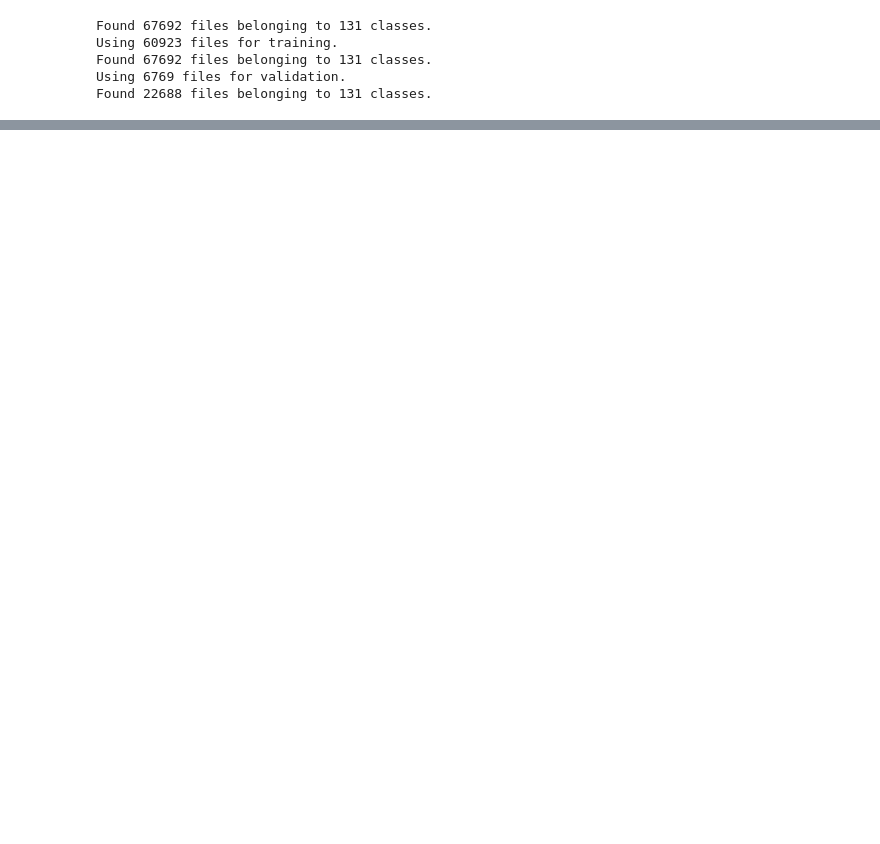
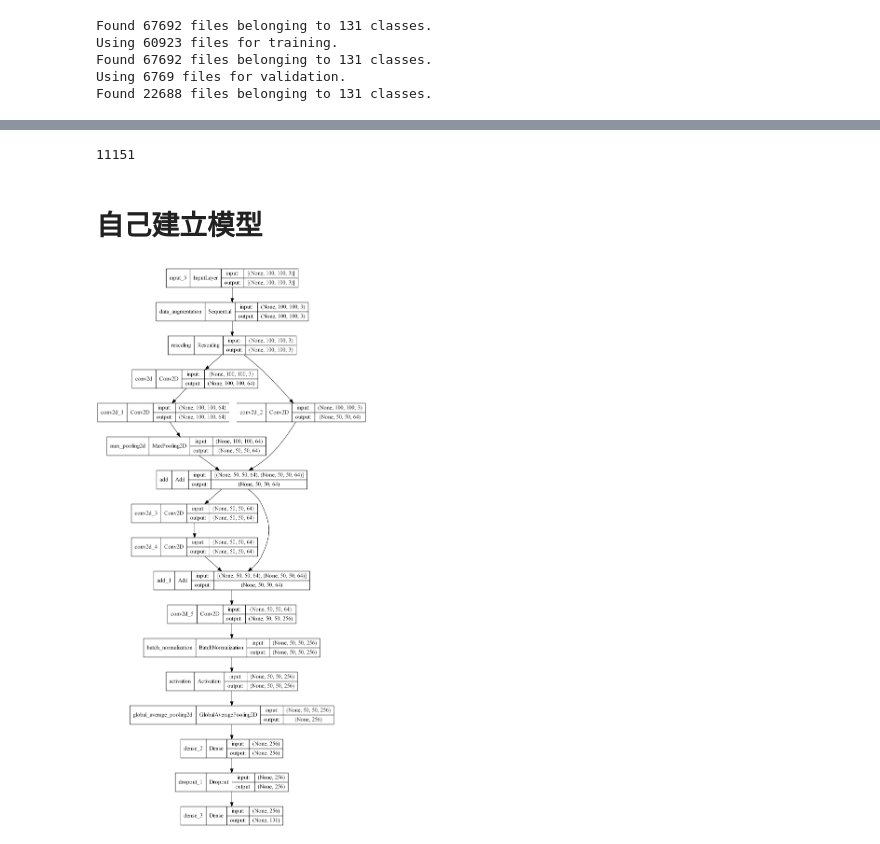
Before and after one commit to chouguting/machineVision, a Jupyter notebook: homework/04/hw4.ipynb, the cells around one changed output, grey strips where cells are left out. Drawn from its saved outputs; the diff is of its cells as text; code cells hidden in the pictures; blank space fills up the shorter version.

```diff
--- a/homework/04/hw4.ipynb
+++ b/homework/04/hw4.ipynb
@@ -133,0 +238,4 @@ KeyboardInterrupt:
+# %%
+test_model = keras.models.load_model('models/fruit_transfer_model.keras')
+test_loss, test_accuracy = test_model.evaluate(test_dataset)
+print(f"test accuracy: {test_accuracy:.3f}")
@@ -133,0 +245,37 @@ KeyboardInterrupt:
+# %%
+del model
+del test_model
+gc.collect()
+# %% [output]
+11151
+# %% [markdown]
+# 自己建立模型
+# %%
+def residual_block(x_input, filters,pooling=False):
+    residual_x = x_input
+    x_input = layers.Conv2D(filters, 3, activation='relu', padding='same')(x_input)
+    x_input = layers.Conv2D(filters, 3, activation='relu', padding='same')(x_input)
+    if pooling: #如果要pooling 要確保輸入輸出filter數一樣
+        x_input = layers.MaxPooling2D(2, padding='same')(x_input)
+        residual_x = layers.Conv2D(filters, 1, strides=2)(residual_x)
+    elif filters != residual_x.shape[-1]:  #確保輸入輸出filter數一樣
+        residual_x = layers.Conv2D(filters, 1)(residual_x)
+    x_input = layers.add([x_input, residual_x])
+    return x_input
+# %%
+inputs = keras.Input(shape=(100, 100, 3))
+x = data_augmentation(inputs)
+x = layers.Rescaling(1. / 255)(x)
+x = residual_block(x, 64, pooling=True)
+x = residual_block(x, 64, pooling=False)
+x = layers.Conv2D(256, 3, use_bias=False , padding='same')(x)
+x = layers.BatchNormalization()(x)
+x = layers.Activation('relu')(x)
+x = layers.GlobalAveragePooling2D()(x)
+x = layers.Dense(256, activation='relu')(x)
+x = layers.Dropout(0.2)(x)
+outputs = layers.Dense(131, activation='softmax')(x)
+my_model = keras.Model(inputs, outputs)
+show_model(my_model)
+# %% [output]
+[figure, added]
```
Also changed, not shown: parts of 30 cells of this notebook, 9 other files.
